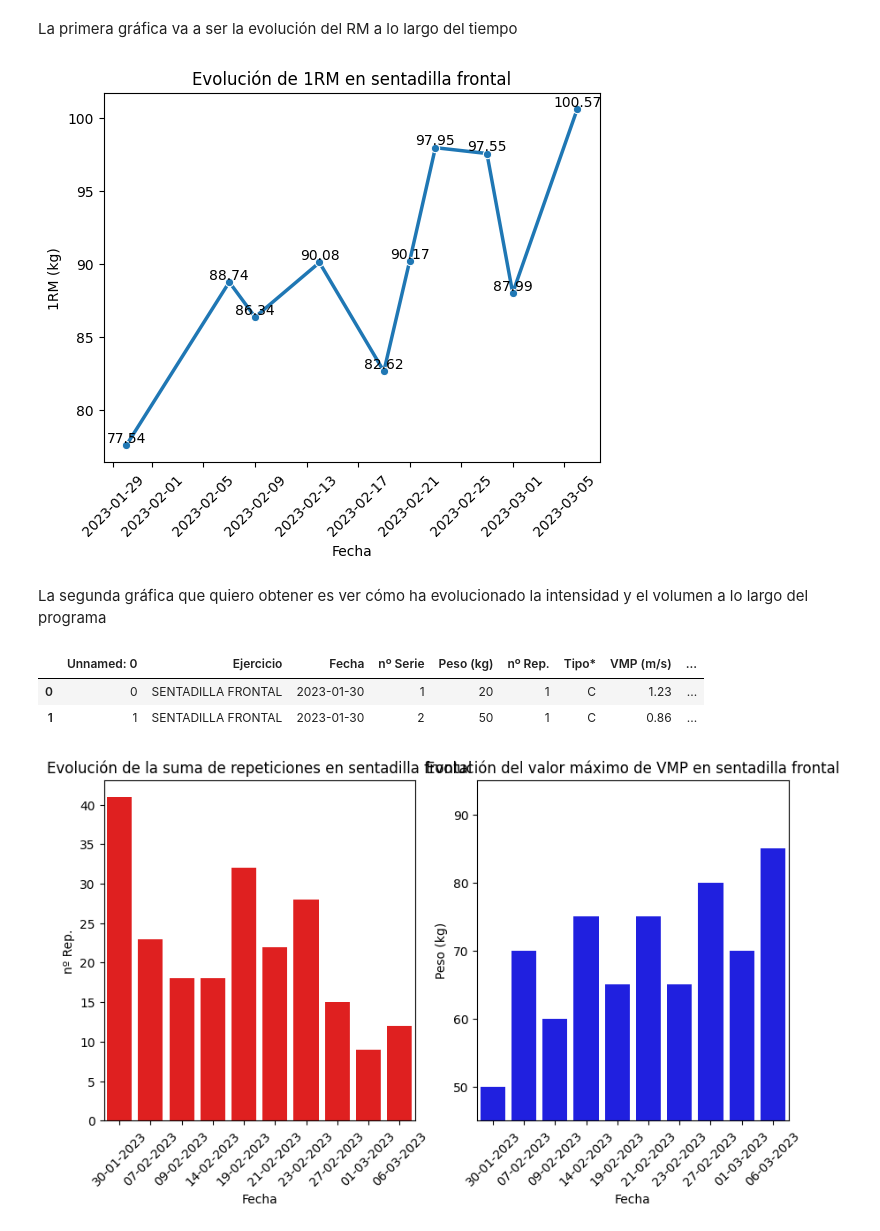
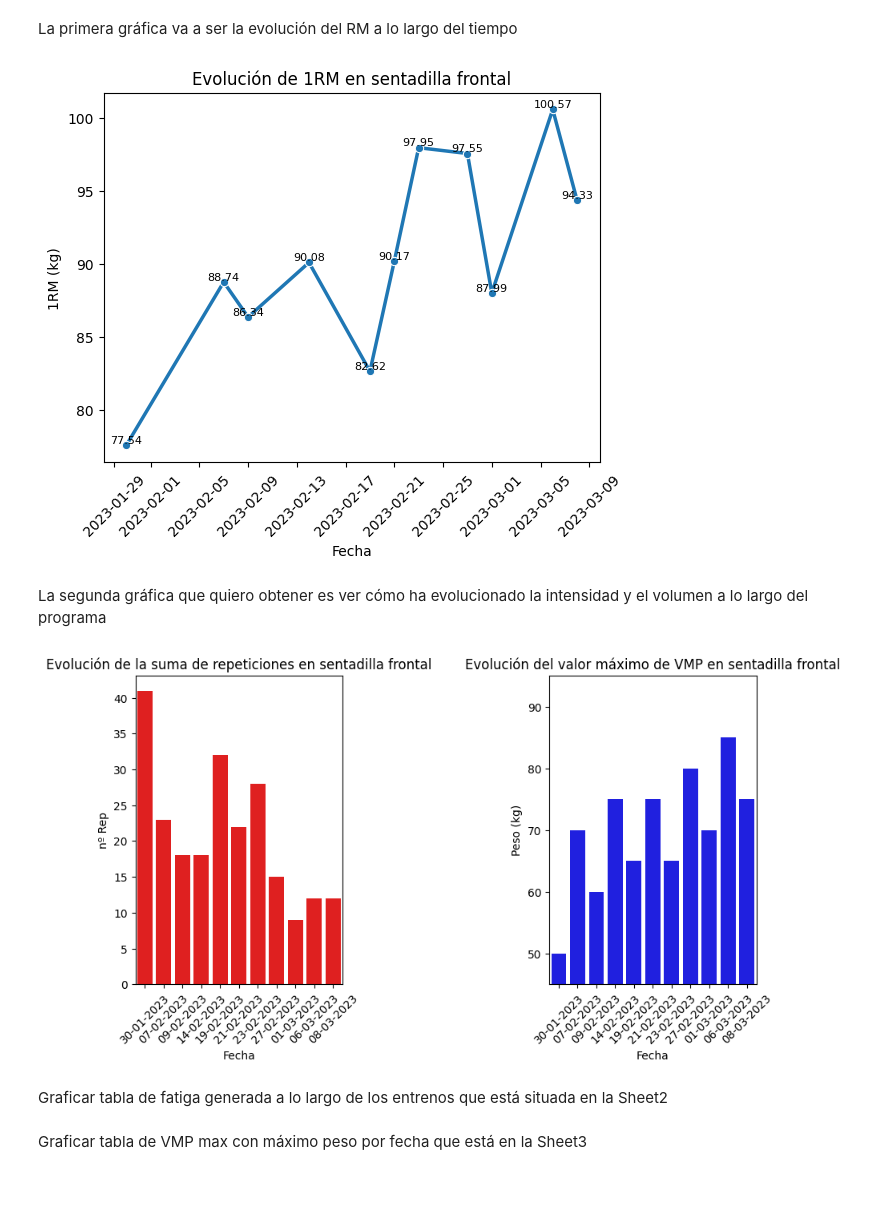
Before and after one commit to Yermanama/Analisis-Datos-Entreno, a Jupyter notebook: proyectoapp/visualizaciondatos.ipynb, the cells around one changed output. Saved outputs shown, nothing was run; the diff lists cells and outputs as text; code cells hidden in the pictures; blank space fills up the shorter version.

```diff
--- a/proyectoapp/visualizaciondatos.ipynb
+++ b/proyectoapp/visualizaciondatos.ipynb
@@ -8,7 +8,7 @@ import matplotlib.pyplot as plt
 import seaborn as sns
 import datetime
 # %%
-data = r"C:\Users\Usuario\Desktop\Programación\Proyecto Análisis de Datos Entrenos\Datos Sentadilla Frontal.xlsx"
+data = r"Datos Sentadilla Frontal.xlsx"
 df1 = pd.read_excel(data, sheet_name= "Sheet1")
 df2 = pd.read_excel(data, sheet_name= "Sheet2")
 # %% [markdown]
@@ -19,31 +19,30 @@ La primera gráfica va a ser la evolución del RM a lo largo del tiempo
 df_fecha_maxRM = df1.groupby("Fecha")["1RM (kg)"].max().reset_index()
 sns.lineplot(data = df_fecha_maxRM, x = "Fecha", y = "1RM (kg)", linewidth= 2.5, marker= "o")
 for i in range(len(df_fecha_maxRM["1RM (kg)"])):
-    plt.annotate(df_fecha_maxRM["1RM (kg)"][i], (df_fecha_maxRM["Fecha"][i], df_fecha_maxRM["1RM (kg)"][i]), ha= "center", va= "")
+    plt.annotate(df_fecha_maxRM["1RM (kg)"][i], (df_fecha_maxRM["Fecha"][i], df_fecha_maxRM["1RM (kg)"][i]), ha= "center", va= "bottom", fontsize= 8)
 plt.title("Evolución de 1RM en sentadilla frontal")
 plt.xticks(rotation= 45)
 plt.show()
 # %% [output]
-[figure, old version]
+[figure, new version]
 # %% [markdown]
 La segunda gráfica que quiero obtener es ver cómo ha evolucionado la intensidad y el volumen a lo largo del programa
-# %%
-df1.head(2)
-# %% [output]
-|  | Unnamed: 0 | Ejercicio | Fecha | nº Serie | Peso (kg) | nº Rep. | Tipo* | VMP (m/s) | ... |
-| 0 | 0 | SENTADILLA FRONTAL | 2023-01-30 | 1 | 20 | 1 | C | 1.23 | ... |
-| 1 | 1 | SENTADILLA FRONTAL | 2023-01-30 | 2 | 50 | 1 | C | 0.86 | ... |
 # %%
-df_sumreps_VMPmax_fecha = df1.groupby("Fecha").agg({"nº Rep." : "sum", "Peso (kg)": "max"}).reset_index()
+df_sumreps_VMPmax_fecha = df1.groupby("Fecha").agg({"nº Rep" : "sum", "Peso (kg)": "max"}).reset_index()
 fig, ax = plt.subplots(1, 2, figsize=(10, 5))
+fig.subplots_adjust(wspace=1)
 sns.set_palette("Set2")
-sns.barplot(data=df_sumreps_VMPmax_fecha, x="Fecha", y="nº Rep.", color="red", ax=ax[0])
+sns.barplot(data=df_sumreps_VMPmax_fecha, x="Fecha", y="nº Rep", color="red", ax=ax[0])
 ax[0].set_xticklabels([datetime.datetime.strftime(date, "%d-%m-%Y") for date in df_sumreps_VMPmax_fecha["Fecha"]], rotation=45)
 ax[0].set_title("Evolución de la suma de repeticiones en sentadilla frontal")
 sns.barplot(data=df_sumreps_VMPmax_fecha, x="Fecha", y="Peso (kg)", color="blue", ax=ax[1])
 ax[1].set_xticklabels([datetime.datetime.strftime(date, "%d-%m-%Y") for date in df_sumreps_VMPmax_fecha["Fecha"]], rotation=45)
 ax[1].set_title("Evolución del valor máximo de VMP en sentadilla frontal")
 ax[1].set_ylim(45,95)
 plt.show()
 # %% [output]
-[figure, old version]
+[figure, new version]
+# %% [markdown]
+Graficar tabla de fatiga generada a lo largo de los entrenos que está situada en la Sheet2
+# %% [markdown]
+Graficar tabla de VMP max con máximo peso por fecha que está en la Sheet3
```
Also changed, not shown: 2 other files.
